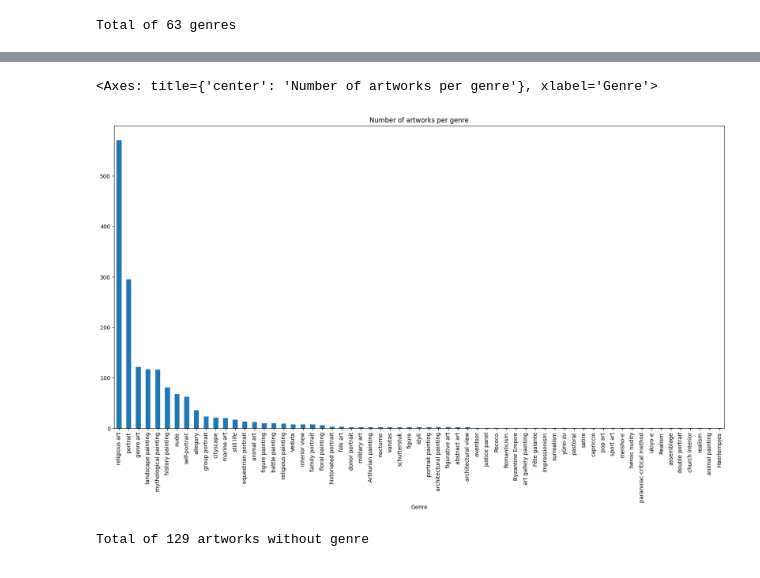
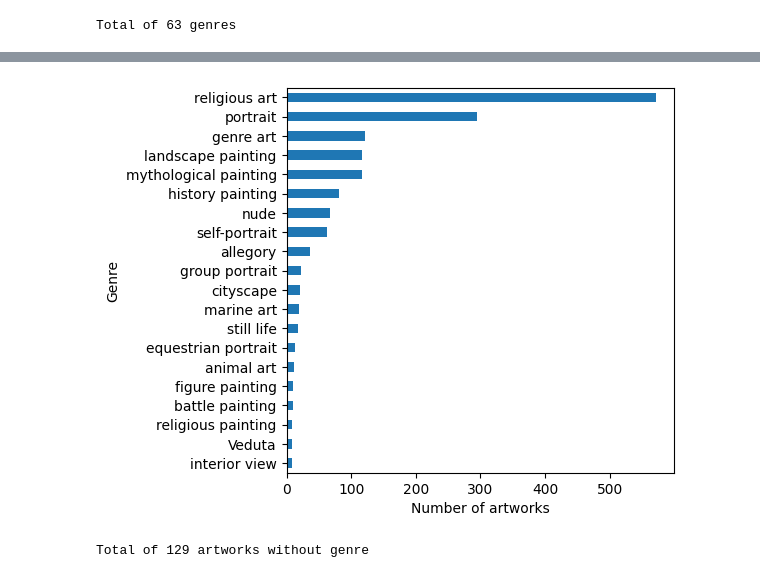
Before and after one commit to HPI-Information-Systems/MELArt, a Jupyter notebook: statistics.ipynb, the cells around one changed output, grey strips where cells are left out. Saved outputs shown, nothing was run; the diff lists cells and outputs as text; code cells hidden in the pictures.

Commit message:
Saving images to files, and changing vertical bars to horizontal lines

```diff
--- a/statistics.ipynb
+++ b/statistics.ipynb
@@ -129,11 +131,13 @@ Q12544 -> Byzantine Empire
 # %%
 df_genres_count=df_genre.groupby('genre').size().reset_index(name='count')
 df_genres_count=df_genres_count.sort_values('count', ascending=False)
 df_genres_count["label"]=df_genres_count["genre"].apply(lambda x: genre_labels[x][0])
-df_genres_count.plot(kind='bar', x='label', xlabel='Genre' ,y='count', figsize=(20,10), title='Number of artworks per genre', legend=False)
+k=20
+ax=df_genres_count.head(k).plot(kind='barh', x='label', xlabel='Number of artworks' , ylabel='Genre' ,y='count', figsize=(5,5), legend=False)
+ax.invert_yaxis()
+plt.savefig("figures/genres.pdf", bbox_inches='tight', format='pdf')
 # %% [output]
-<Axes: title={'center': 'Number of artworks per genre'}, xlabel='Genre'>
-[figure, old version]
+[figure, new version]
 # %%
 unknown_genre_artworks=set(all_qids)-set(df_genre["ent"])
 print(f"Total of {len(unknown_genre_artworks)} artworks without genre")
```
Also changed, not shown: parts of 7 cells of this notebook.
